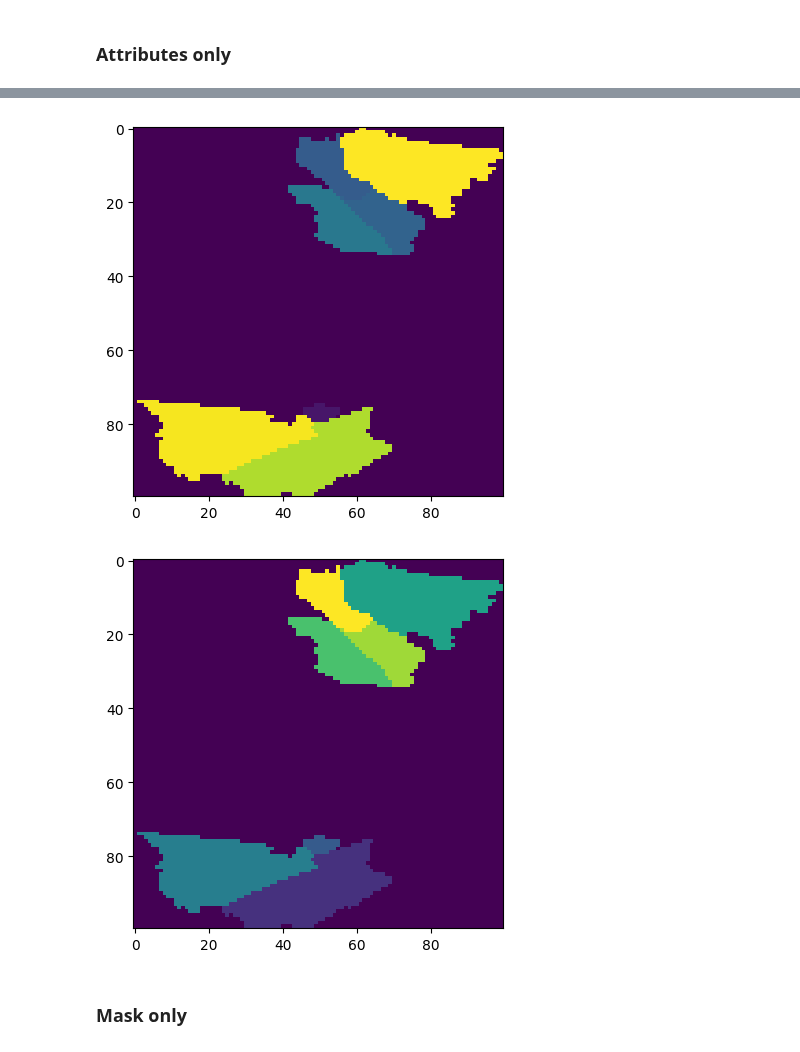
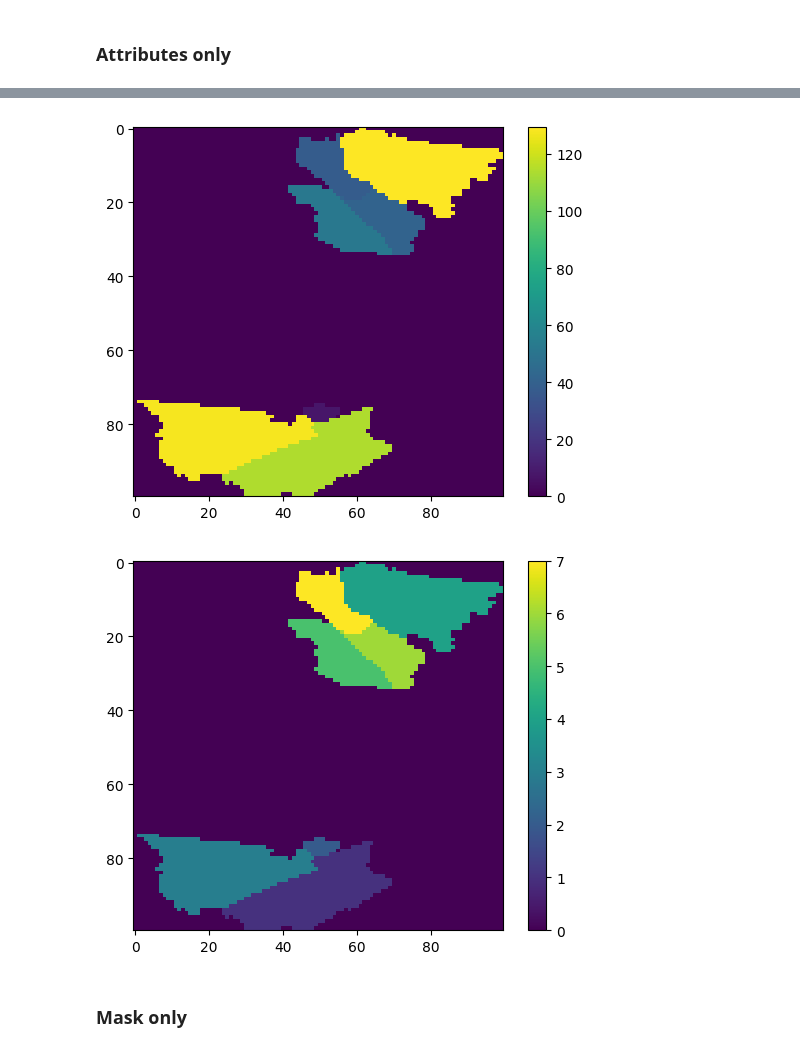
Before and after one commit to aus-plant-phenomics-network/mccn-engine, a Jupyter notebook: vector_load.ipynb, the cells around one changed output, grey strips where cells are left out. Drawn from its saved outputs; the diff is of its cells as text; code cells hidden in the pictures.

```diff
--- a/vector_load.ipynb
+++ b/vector_load.ipynb
@@ -42,13 +42,15 @@ Attributes:
 # %%
 plt.imshow(attr_ds.AREASQKM21.values[0, :, :])
+plt.colorbar()
 plt.show()
 # %% [output]
-[figure, old version]
+[figure, new version]
 # %%
 plt.imshow(attr_ds.SA2_NAME21.values[0, :, :])
+plt.colorbar()
 plt.show()
 # %% [output]
-[figure, old version]
+[figure, new version]
 # %% [markdown]
 ### Mask only
 # %%
```
Also changed, not shown: parts of 9 cells of this notebook.
